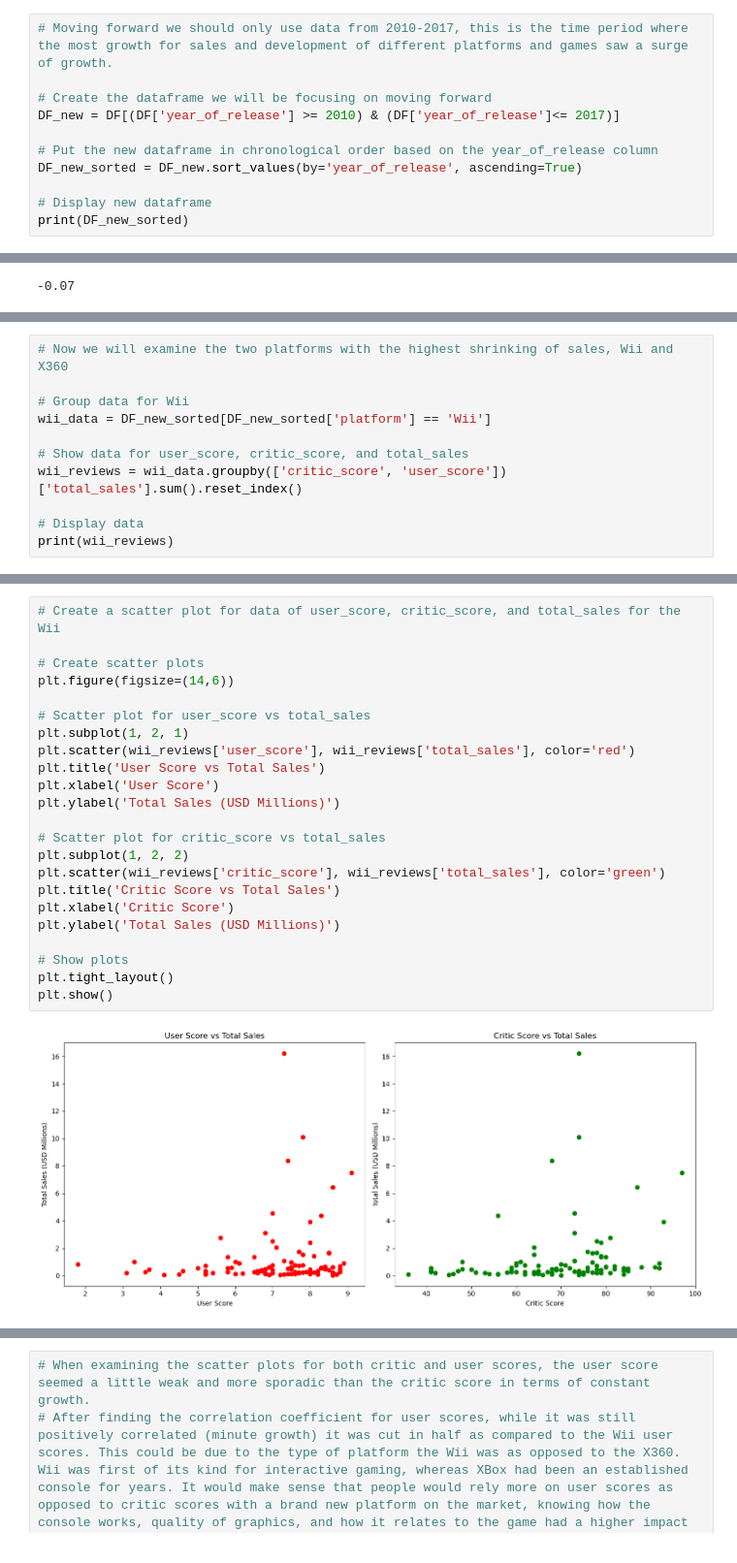
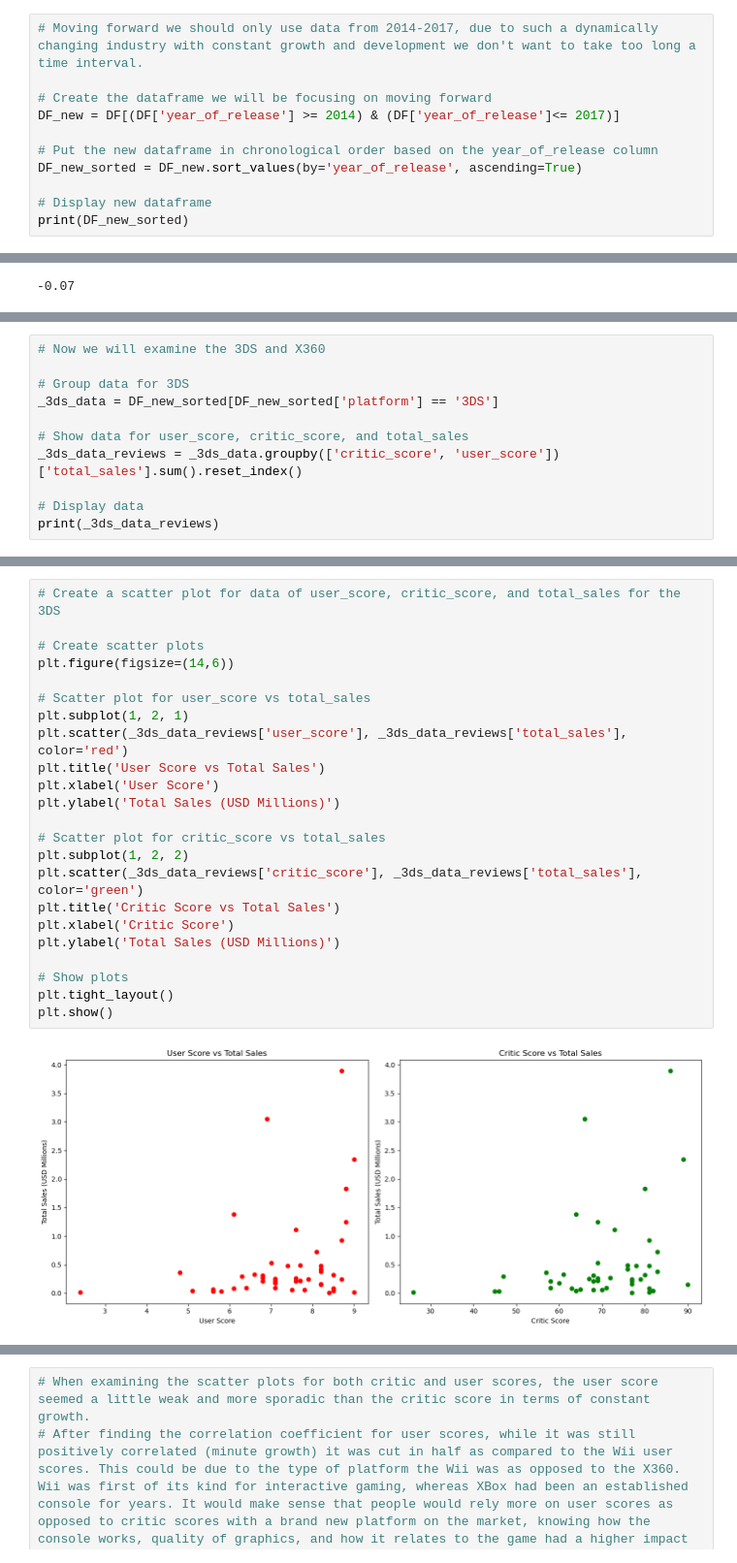
Before and after one commit to michav95/Integrated-Project-1, a Jupyter notebook: notebooks/EDA.ipynb, the cells around one changed output, grey strips where cells are left out. Shown at 97% size. Saved outputs shown, nothing was run; the diff lists cells and outputs as text.

```diff
--- a/notebooks/EDA.ipynb
+++ b/notebooks/EDA.ipynb
@@ -529,10 +548,10 @@ print(f"The average length of time for new platforms to appear, and old ones to
 1.2092830898502835
 The average length of time for new platforms to appear, and old ones to fade out, is about 1-2 years.
 # %%
-# Moving forward we should only use data from 2010-2017, this is the time period where the most growth for sales and development of different platforms and games saw a surge of growth.
+# Moving forward we should only use data from 2014-2017, due to such a dynamically changing industry with constant growth and development we don't want to take too long a time interval.
 
 # Create the dataframe we will be focusing on moving forward
-DF_new = DF[(DF['year_of_release'] >= 2010) & (DF['year_of_release']<= 2017)]
+DF_new = DF[(DF['year_of_release'] >= 2014) & (DF['year_of_release']<= 2017)]
 
 # Put the new dataframe in chronological order based on the year_of_release column
 DF_new_sorted = DF_new.sort_values(by='year_of_release', ascending=True)
@@ -918,13 +959,13 @@ print(f"{critic_sales_correlation_xone:.2f}")
 # %%
-# Now we will examine the two platforms with the highest shrinking of sales, Wii and X360
+# Now we will examine the 3DS and X360
 
-# Group data for Wii
-wii_data = DF_new_sorted[DF_new_sorted['platform'] == 'Wii']
+# Group data for 3DS
+_3ds_data = DF_new_sorted[DF_new_sorted['platform'] == '3DS']
 
 # Show data for user_score, critic_score, and total_sales
-wii_reviews = wii_data.groupby(['critic_score', 'user_score'])['total_sales'].sum().reset_index()
+_3ds_data_reviews = _3ds_data.groupby(['critic_score', 'user_score'])['total_sales'].sum().reset_index()
 
 # Display data
-print(wii_reviews)
+print(_3ds_data_reviews)
 # %% [output]
     critic_score  user_score  total_sales
@@ -944,28 +988,28 @@ print(wii_reviews)
 # %%
-# Create a scatter plot for data of user_score, critic_score, and total_sales for the Wii
+# Create a scatter plot for data of user_score, critic_score, and total_sales for the 3DS
 
 # Create scatter plots
 plt.figure(figsize=(14,6))
 
 # Scatter plot for user_score vs total_sales
 plt.subplot(1, 2, 1)
-plt.scatter(wii_reviews['user_score'], wii_reviews['total_sales'], color='red')
+plt.scatter(_3ds_data_reviews['user_score'], _3ds_data_reviews['total_sales'], color='red')
 plt.title('User Score vs Total Sales')
 plt.xlabel('User Score')
 plt.ylabel('Total Sales (USD Millions)')
 
 # Scatter plot for critic_score vs total_sales
 plt.subplot(1, 2, 2)
-plt.scatter(wii_reviews['critic_score'], wii_reviews['total_sales'], color='green')
+plt.scatter(_3ds_data_reviews['critic_score'], _3ds_data_reviews['total_sales'], color='green')
 plt.title('Critic Score vs Total Sales')
 plt.xlabel('Critic Score')
 plt.ylabel('Total Sales (USD Millions)')
 
 # Show plots
 plt.tight_layout()
 plt.show()
 # %% [output]
-[figure, old version]
+[figure, new version]
 # %%
 # Find the correlation coefficient between user_score and total_sales
 
```
Also changed, not shown: parts of 92 cells of this notebook.
